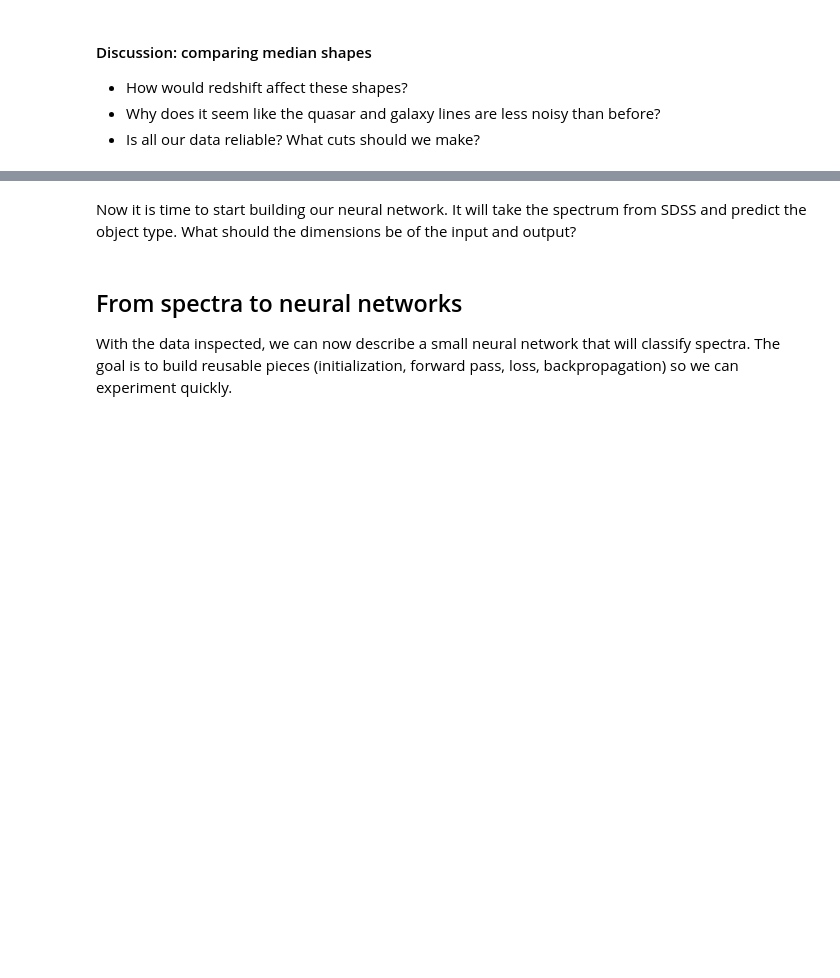
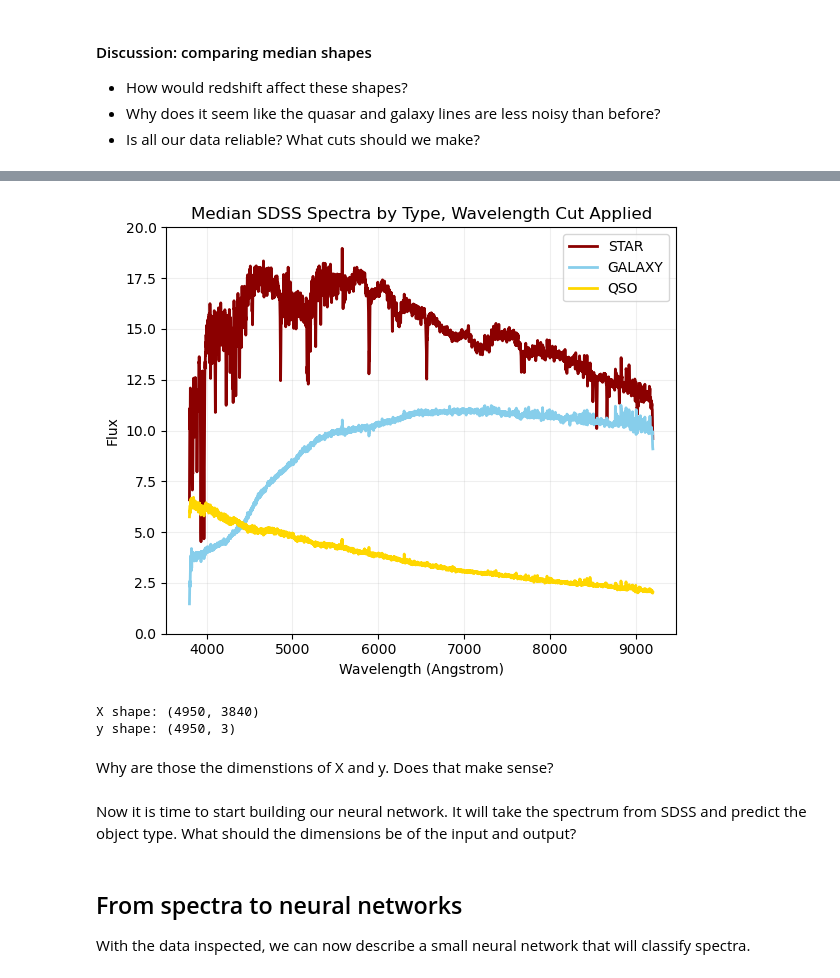
Before and after one commit to rosenberg9/Intro-to-Supervised-Learning, a Jupyter notebook: notebooks/sdss_tutorial.ipynb, the cells around one changed output, grey strips where cells are left out. Saved outputs shown, nothing was run; the diff lists cells and outputs as text; code cells hidden in the pictures; blank space fills up the shorter version.

```diff
--- a/notebooks/sdss_tutorial.ipynb
+++ b/notebooks/sdss_tutorial.ipynb
@@ -172,7 +160,85 @@ print(f"{len(all_waves)} wavelengths remaining after applying range {lambda_min}
+# %%
+classes = ['STAR', 'GALAXY', 'QSO']
+
+plt.figure(figsize=(6,5))
+for c in classes:
+    specs = [s for s in spectra if s['class'] == c]
+    F = np.full((len(specs), len(wave_grid)), np.nan)
+
+    for i, s in enumerate(specs):
+        w, f = s['wavelength'], s['flux']
+        keep = (w >= lambda_min) & (w <= lambda_max)
+        w_cut, f_cut = w[keep], f[keep]
+        idx = np.searchsorted(wave_grid, w_cut)
+        valid = (idx<len(wave_grid)) & (wave_grid[idx]==w_cut)
+        F[i, idx[valid]] = f_cut[valid]
+
+    plt.plot(wave_grid, np.nanmedian(F, axis=0), lw=2, label=c, color=colors[c])
+
+plt.xlabel('Wavelength (Angstrom)')
+plt.ylabel('Flux')
+plt.title('Median SDSS Spectra by Type, Wavelength Cut Applied')
+plt.ylim(0,20)
+plt.grid(alpha=0.2)
+plt.legend()
+plt.tight_layout()
+plt.show()
+# %% [output]
+[figure, added]
+# %%
+# Build global wavelength grid
+all_waves = np.unique(np.concatenate([s['wavelength'] for s in spectra]))
+mask = (all_waves >= lambda_min) & (all_waves <= lambda_max)
+wave_grid = all_waves[mask]
+
+class_to_int = {c: i for i, c in enumerate(classes)}
+
+X = []
+y_int = []
+
+for s in spectra:
+    w, f = s['wavelength'], s['flux']
+
+    # Cut to range
+    keep = (w >= lambda_min) & (w <= lambda_max)
+    w_cut, f_cut = w[keep], f[keep]
+
+    # Allocate NaN row for missing wavelengths
+    row = np.full(len(wave_grid), np.nan, dtype=np.float32)
+
+    # Find matching wavelength positions
+    idx = np.searchsorted(wave_grid, w_cut)
+    valid = (idx < len(wave_grid)) & (wave_grid[idx] == w_cut)
+
+    # Fill into aligned grid
+    row[idx[valid]] = f_cut[valid]
+
+    # Replace NaNs with 0
+    row = np.nan_to_num(row)
+
+    # Normalize
+    med = np.median(row)
+    if med != 0:
+        row /= med
+
+    X.append(row)
+    y_int.append(class_to_int[s['class']])
+
+X = np.vstack(X).astype(np.float32)
+y_int = np.array(y_int, dtype=np.int32)
+y_onehot = np.eye(len(classes))[y_int]
+
+print("X shape:", X.shape)
+print("y shape:", y_onehot.shape)
+# %% [output]
+X shape: (4950, 3840)
+y shape: (4950, 3)
+# %% [markdown]
+Why are those the dimenstions of X and y. Does that make sense?
 # %% [markdown]
 Now it is time to start building our neural network. It will take the spectrum from SDSS and predict the object type. What should the dimensions be of the input and output?
 # %% [markdown]
 ## From spectra to neural networks
-With the data inspected, we can now describe a small neural network that will classify spectra. The goal is to build reusable pieces (initialization, forward pass, loss, backpropagation) so we can experiment quickly.
+With the data inspected, we can now describe a small neural network that will classify spectra.
 # %% [markdown]
 ### Compact neural network toolkit
```
Also changed, not shown: parts of 12 cells of this notebook, 1 other file.
